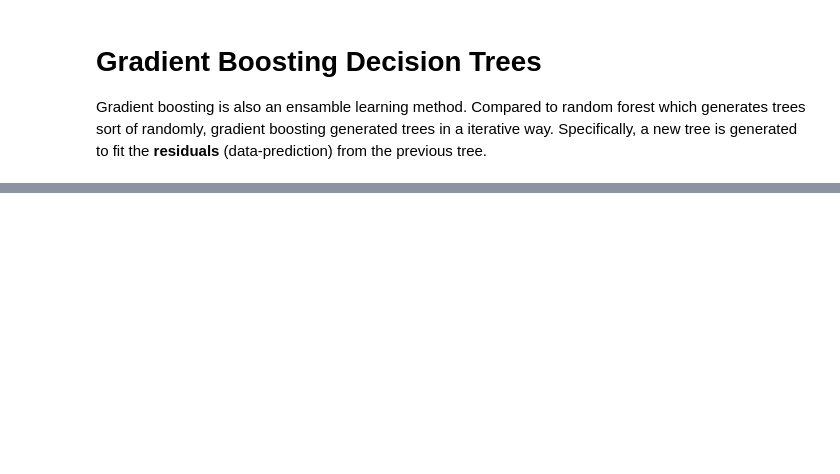
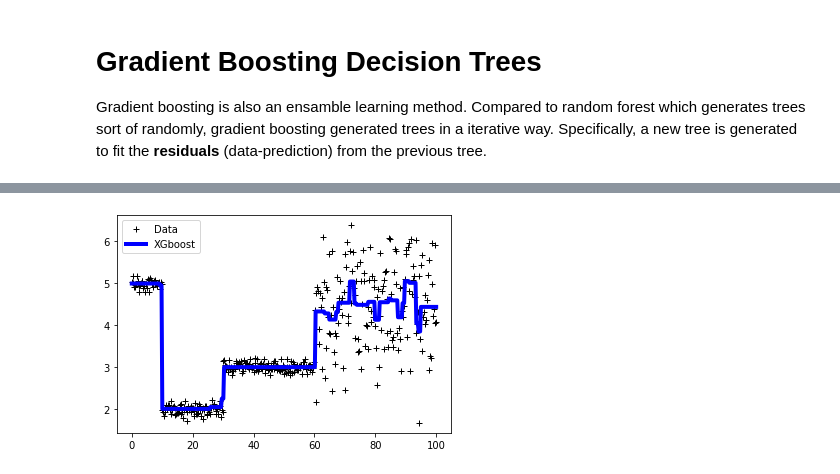
Before and after one commit to jeremy-xx/boosted-trees, a Jupyter notebook: gradient_boost.ipynb, the cells around one changed output, grey strips where cells are left out. Saved outputs shown, nothing was run; the diff lists cells and outputs as text; code cells hidden in the pictures; blank space fills up the shorter version.

```diff
--- a/gradient_boost.ipynb
+++ b/gradient_boost.ipynb
@@ -85,13 +110,0 @@ plt.show()
-# %%
-eta_val = np.array([0.1,1,100])
-plt.figure(figsize=(15,3.5))
-for i in np.arange(3):
-    clf = XGBRegressor(learning_rate=eta_val[i],n_estimators=10,max_depth=1,random_state=0)
-    clf.fit(X,y)
-    y_pred = clf.predict(X)
-
-    plt.subplot(1,3,i+1)
-    plt.plot(X,y,'k+')
-    plt.plot(X,y_pred,'r-')
-    plt.title('learning_rate = {}'.format(eta_val[i]))
-plt.show()
@@ -106,13 +110,0 @@ If the loss reduction is smaller than the parameter in which case we think the i
-# %%
-gamma_val = np.array([0.01,1,100])
-plt.figure(figsize=(15,3.5))
-for i in np.arange(3):
-    clf = XGBRegressor(min_split_loss=gamma_val[i],n_estimators=100000,random_state=1)
-    clf.fit(X,y)
-    y_pred = clf.predict(X)
-
-    plt.subplot(1,3,i+1)
-    plt.plot(X,y,'k+')
-    plt.plot(X,y_pred,'r-')
-    plt.title('min_split_loss = {}'.format(gamma_val[i]))
-plt.show()
@@ -120,0 +130,12 @@ plt.show()
+# %%
+clf_lgb = LGBMRegressor(learning_rate=1,max_depth=10,num_leaves=2)
+clf_lgb.fit(X,y)
+y_pred_lgb = clf_lgb.predict(X)
+
+plt.figure(figsize=(6,4))
+plt.plot(X,y,'k+')
+plt.plot(X,y_pred_lgb,'b-',linewidth=4)
+plt.legend(('Data','XGboost'))
+plt.show()
+# %% [output]
+[figure, added]
```
Also changed, not shown: parts of 11 cells of this notebook, 1 other file.
